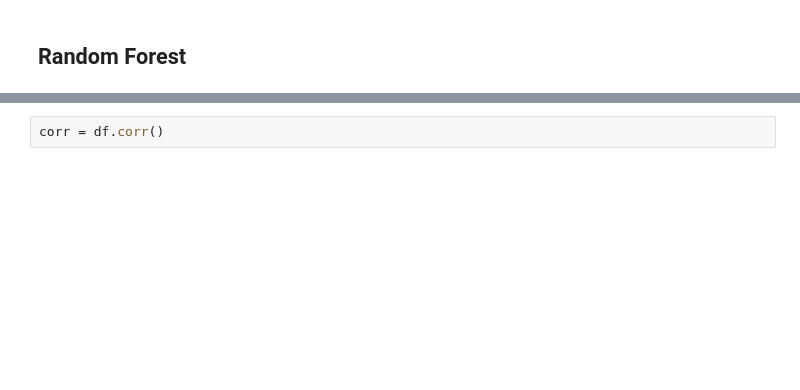
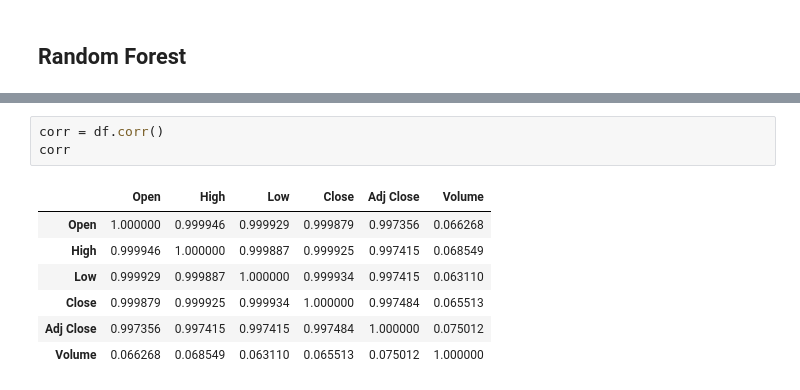
Before and after one commit to chrishunt11/Algorithmic_Trading_Python, a Jupyter notebook: Stock Predictions.ipynb, the cells around one changed output, grey strips where cells are left out. Cells and saved outputs as stored; diff of their text form; blank space fills up the shorter version.

```diff
--- a/Stock Predictions.ipynb
+++ b/Stock Predictions.ipynb
@@ -655,2 +707,11 @@ sorted_importance.head(5).plot(kind='barh',
 # %%
 corr = df.corr()
+corr
+# %% [output]
+|  | Open | High | Low | Close | Adj Close | Volume |
+| Open | 1.000000 | 0.999946 | 0.999929 | 0.999879 | 0.997356 | 0.066268 |
+| High | 0.999946 | 1.000000 | 0.999887 | 0.999925 | 0.997415 | 0.068549 |
+| Low | 0.999929 | 0.999887 | 1.000000 | 0.999934 | 0.997415 | 0.063110 |
+| Close | 0.999879 | 0.999925 | 0.999934 | 1.000000 | 0.997484 | 0.065513 |
+| Adj Close | 0.997356 | 0.997415 | 0.997415 | 0.997484 | 1.000000 | 0.075012 |
+| Volume | 0.066268 | 0.068549 | 0.063110 | 0.065513 | 0.075012 | 1.000000 |
```
Also changed, not shown: parts of 38 cells of this notebook, 1 other file.
